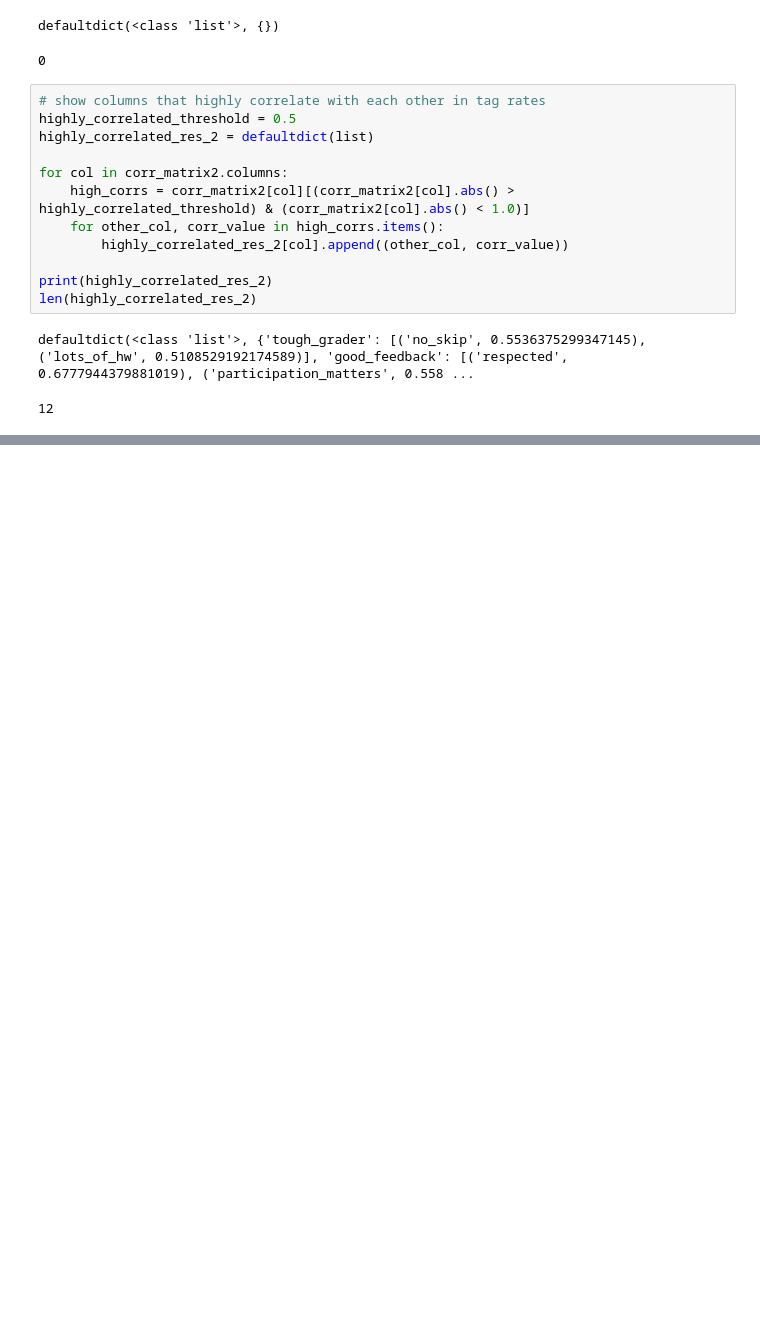
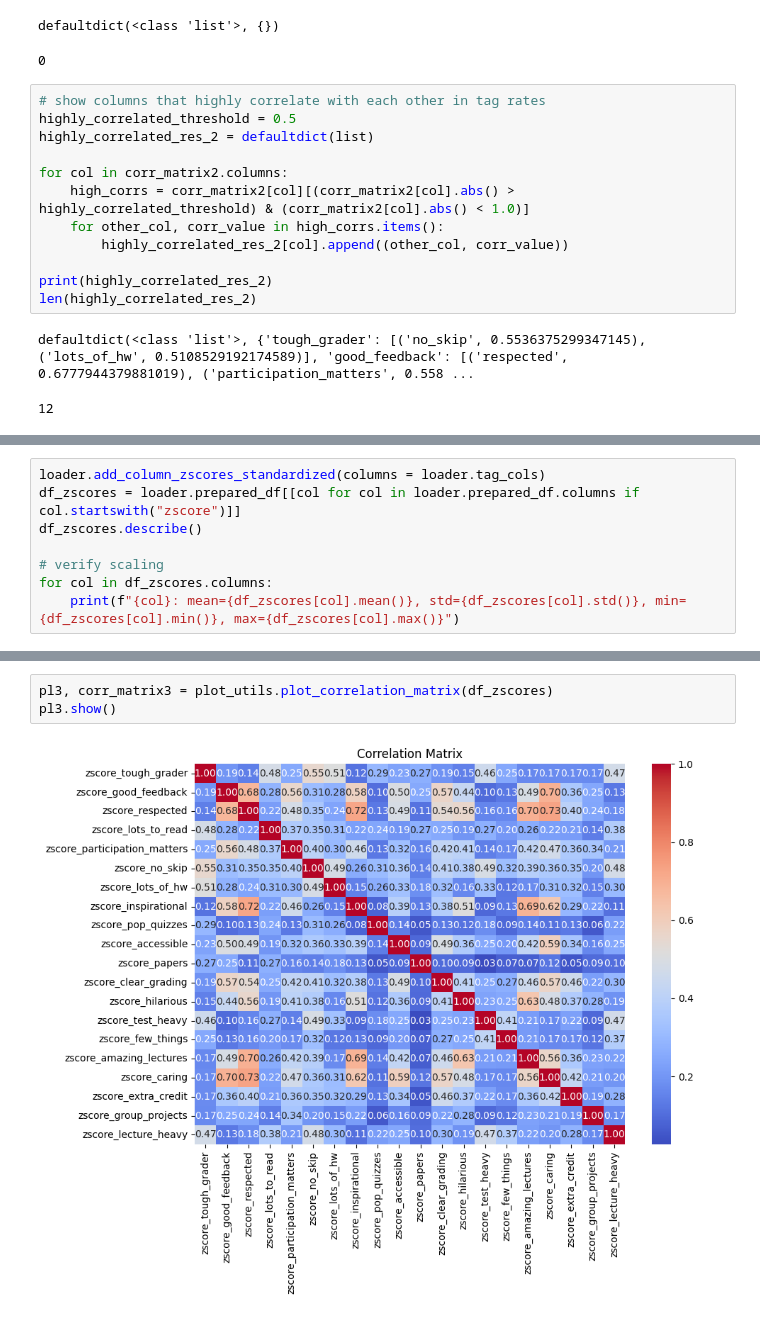
Before and after one commit to paolacalle/ape-capstone, a Jupyter notebook: analysis/eda.ipynb, the cells around one changed output, grey strips where cells are left out. Saved outputs shown, nothing was run; the diff lists cells and outputs as text; blank space fills up the shorter version.

```diff
--- a/analysis/eda.ipynb
+++ b/analysis/eda.ipynb
@@ -180,0 +274,8 @@ defaultdict(<class 'list'>, {'tough_grader': [('no_skip', 0.5536375299347145), (
+# %%
+loader.add_column_zscores_standardized(columns = loader.tag_cols)
+df_zscores = loader.prepared_df[[col for col in loader.prepared_df.columns if col.startswith("zscore")]]
+df_zscores.describe()
+
+# verify scaling
+for col in df_zscores.columns:
+    print(f"{col}: mean={df_zscores[col].mean()}, std={df_zscores[col].std()}, min={df_zscores[col].min()}, max={df_zscores[col].max()}")
@@ -180,0 +303,5 @@ defaultdict(<class 'list'>, {'tough_grader': [('no_skip', 0.5536375299347145), (
+# %%
+pl3, corr_matrix3 = plot_utils.plot_correlation_matrix(df_zscores)
+pl3.show()
+# %% [output]
+[figure, added]
```
Also changed, not shown: parts of 5 cells of this notebook, 1 other file.
